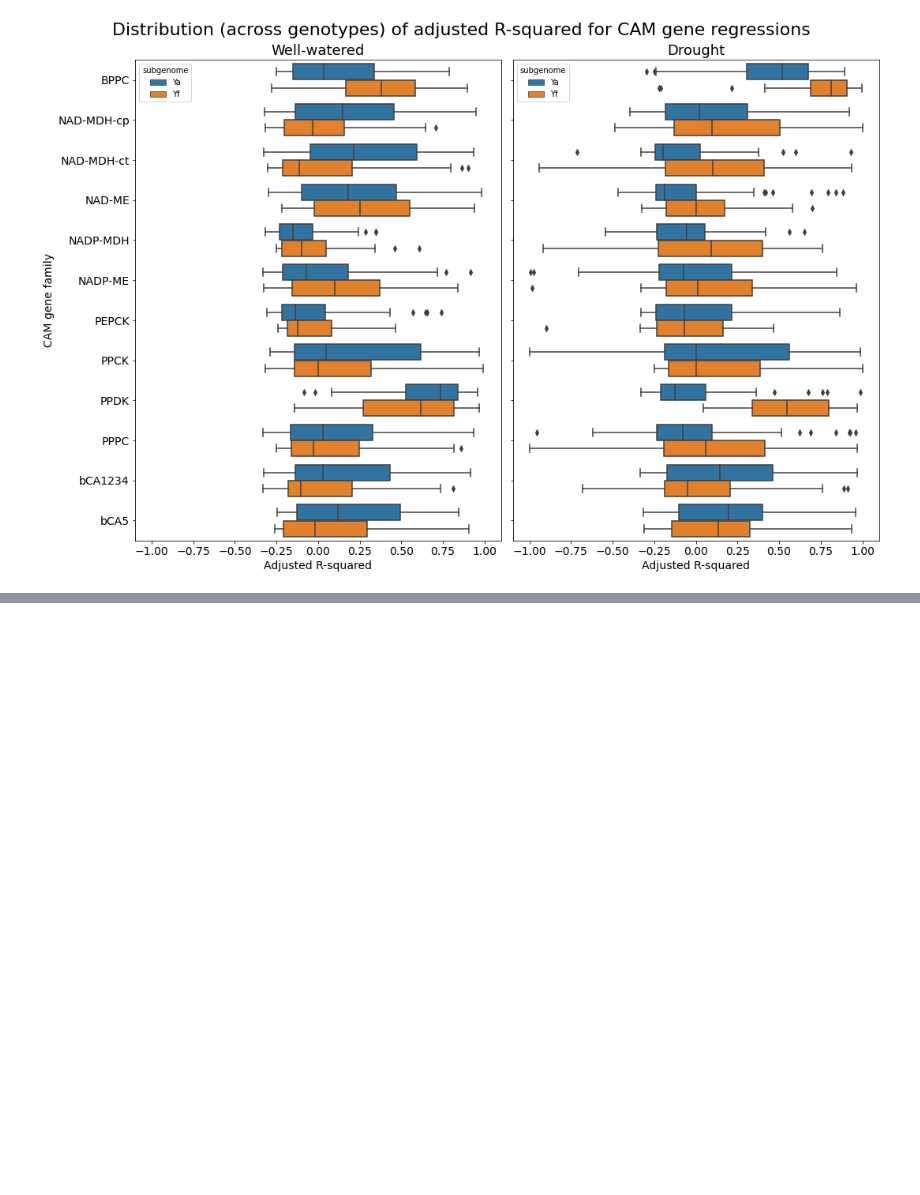
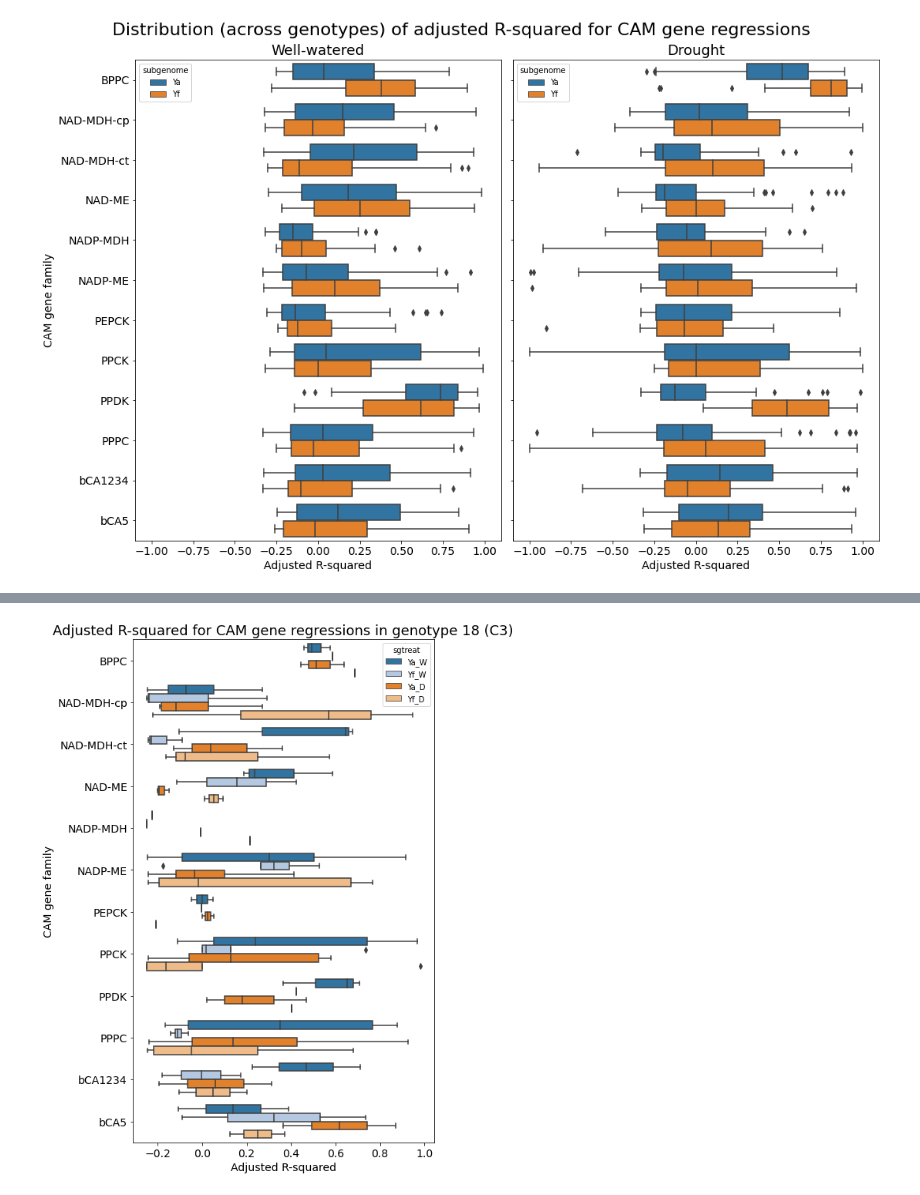
Before and after one commit to achpardo/yucca-genomics, a Jupyter notebook: camgene_modeling/cam_regression_results.ipynb, the cells around one changed output, grey strips where cells are left out. Cells and saved outputs as stored; diff of their text form; code cells hidden in the pictures; blank space fills up the shorter version.

Commit message:
CAM gene regression updates

```diff
--- a/camgene_modeling/cam_regression_results.ipynb
+++ b/camgene_modeling/cam_regression_results.ipynb
@@ -82,15 +86,22 @@ res["sgtreat"] = res["subgenome"]+"_"+res["treatment"]
 ## repeat this for each genotype
 def plot_r2_genotype(gt):
     df = res[res["genotype"]==gt]
+    p = df["CAMphys"].unique()[0]
+    if type(p)!=str:
+        p = "no data"
 
-    fig,ax = plt.subplots(figsize=(7,10))
-    sns.boxplot(data=df,y="gene_abbr",x="adjr2",hue="sgtreat",order=["Ya_W","Yf_W","Ya_D","Yf_D"],palette="tab20")
+    fig,ax = plt.subplots(figsize=(7,12))
+    sns.boxplot(data=df,y="gene_abbr",x="adjr2",hue="sgtreat",hue_order=["Ya_W","Yf_W","Ya_D","Yf_D"],palette="tab20")
     ax.set_xlabel("Adjusted R-squared",fontsize=14)
     ax.tick_params(which="both",labelsize=14)
     ax.set_ylabel("CAM gene family",fontsize=14)
 
-    plt.title("Adjusted R-squared for CAM gene regressions in genotype "+gt,fontsize=20)
+    plt.title("Adjusted R-squared for CAM gene regressions in genotype "+gt+" ("+p+")",fontsize=18)
 
-    plt.savefig("./adjR2_boxplot_bygenefam_"+gt+".png",dpi=200,bbox_inches="tight")
-    plt.savefig("./adjR2_boxplot_bygenefam_"+gt+".pdf",dpi=200,bbox_inches="tight")
-    plt.savefig("./adjR2_boxplot_bygenefam_"+gt+".svg",dpi=200,bbox_inches="tight")
+    plt.savefig("./boxplots/adjR2_boxplot_bygenefam_"+gt+".png",dpi=200,bbox_inches="tight")
+    plt.savefig("./boxplots/adjR2_boxplot_bygenefam_"+gt+".pdf",dpi=200,bbox_inches="tight")
+    plt.savefig("./boxplots/adjR2_boxplot_bygenefam_"+gt+".svg",dpi=200,bbox_inches="tight")
+# %%
+plot_r2_genotype("18")
+# %% [output]
+[figure, added]
```
Also changed, not shown: parts of 2 cells of this notebook, 1 other file.
